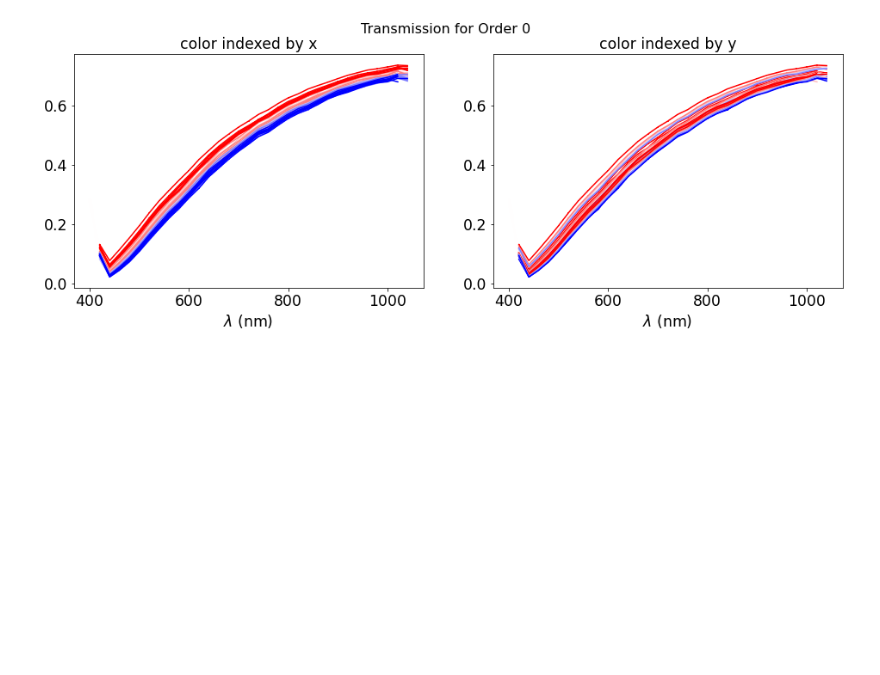
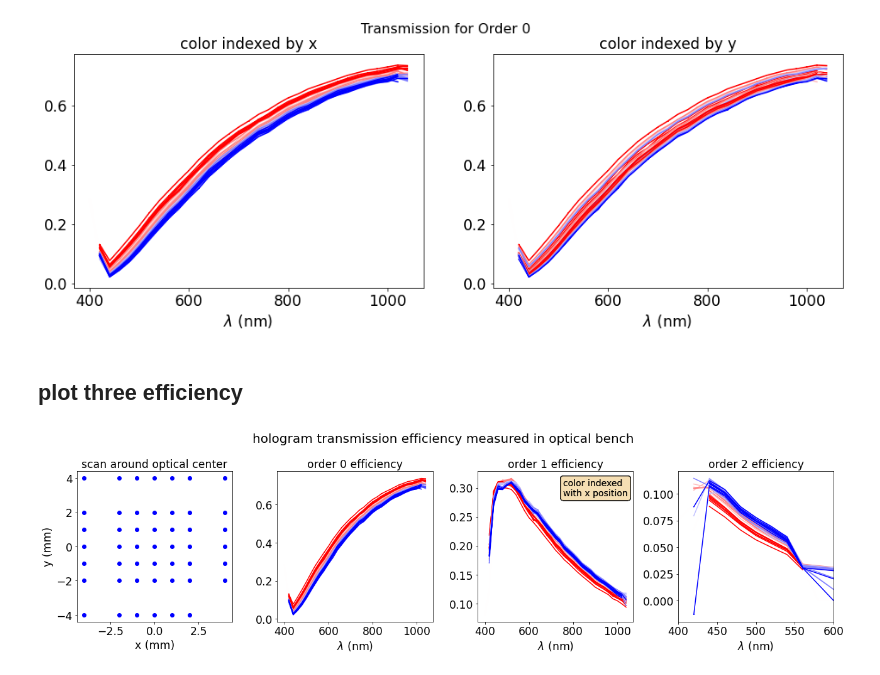
Before and after one commit to sylvielsstfr/HoloTransmissionCube, a Jupyter notebook: ExploreDataCubeTransmission.ipynb, the cells around one changed output. Drawn from its saved outputs; the diff is of its cells as text; code cells hidden in the pictures; blank space fills up the shorter version.

```diff
--- a/ExploreDataCubeTransmission.ipynb
+++ b/ExploreDataCubeTransmission.ipynb
@@ -90,7 +91,7 @@ def get_list_of_transmissions(arr):
 datadir="data"
 files_list= os.listdir(datadir)
 print(files_list)
-filename=files_list[0]
+filename=files_list[1]
 fullfilename=os.path.join(datadir,filename)
 print(fullfilename)
 # %% [output]
@@ -302,3 +306,76 @@ plt.suptitle("Transmission for Order 0",fontsize=16)
 # %% [output]
 Text(0.5, 0.98, 'Transmission for Order 0')
 [figure]
+# %% [markdown]
+## plot three efficiency
+# %%
+#textstr = '\n'.join((
+#    r'$\mu=%.2f$' % (mu, ),
+#    r'$\mathrm{median}=%.2f$' % (median, ),
+#    r'$\sigma=%.2f$' % (sigma, )))
+
+textstr = '\n'.join(("color indexed","with x position"))
+props = dict(boxstyle='round', facecolor='wheat', alpha=0.5)
+
+fig=plt.figure(figsize=(18,5))
+
+fig.add_subplot(1,4,1)
+
+
+X0,Y0 = list(zip(*list_of_position_0))
+X1,Y1 = list(zip(*list_of_position_1))
+X2,Y2 = list(zip(*list_of_position_2))
+
+
+plt.scatter(X0,Y0,facecolor="b")
+#plt.scatter(X1,Y1,facecolor="r")
+#plt.scatter(X2,Y2,facecolor="g")
+#plt.axes().set_aspect('equal')
+plt.xlabel("x (mm)")
+plt.ylabel("y (mm)")
+plt.title("scan around optical center")
+
+
+fig.add_subplot(1,4,2)
+
+for idx in np.arange(Npos0):
+    list_of_datapoints = arr_0_ext[idx]
+    x,y = list_of_position_0[idx]
+    c = mapper.to_rgba(x)
+    wl,eff,eeff = zip(*list_of_datapoints)
+    #plt.errorbar(wl,eff,yerr=eeff,color=c,uplims=True, lolims=True)
+    plt.errorbar(wl,eff,yerr=eeff,color=c)
+    plt.title("order 0 efficiency")
+    plt.xlabel("$\lambda$ (nm)")
+
+ax = fig.add_subplot(1,4,3)
+for idx in np.arange(Npos1):
+    list_of_datapoints = arr_1_ext[idx]
+    x,y = list_of_position_1[idx]
+    c = mapper.to_rgba(x)
+    wl,eff,eeff = zip(*list_of_datapoints)
+    #plt.errorbar(wl,eff,yerr=eeff,color=c,uplims=True, lolims=True)
+    plt.errorbar(wl,eff,yerr=eeff,color=c)
+    plt.title("order 1 efficiency")
+    plt.xlabel("$\lambda$ (nm)")
+    ax.text(0.55, 0.95, textstr, transform=ax.transAxes, fontsize=14,
+        verticalalignment='top', bbox=props)
+
+
+fig.add_subplot(1,4,4)
+
+for idx in np.arange(Npos2):
+    list_of_datapoints = arr_2_ext[idx]
+    x,y = list_of_position_2[idx]
+    c = mapper.to_rgba(x)
+    wl,eff,eeff = zip(*list_of_datapoints)
+    #plt.errorbar(wl,eff,yerr=eeff,color=c,uplims=True, lolims=True)
+    plt.errorbar(wl,eff,yerr=eeff,color=c)
+    plt.title("order 2 efficiency")
+    plt.xlim(400,600)
+    plt.xlabel("$\lambda$ (nm)")
+
+plt.suptitle("hologram transmission efficiency measured in optical bench",y=1.0,fontsize=20)
+plt.tight_layout()
+# %% [output]
+[figure, added]
```
Also changed, not shown: parts of 7 cells of this notebook, 2 other files.
